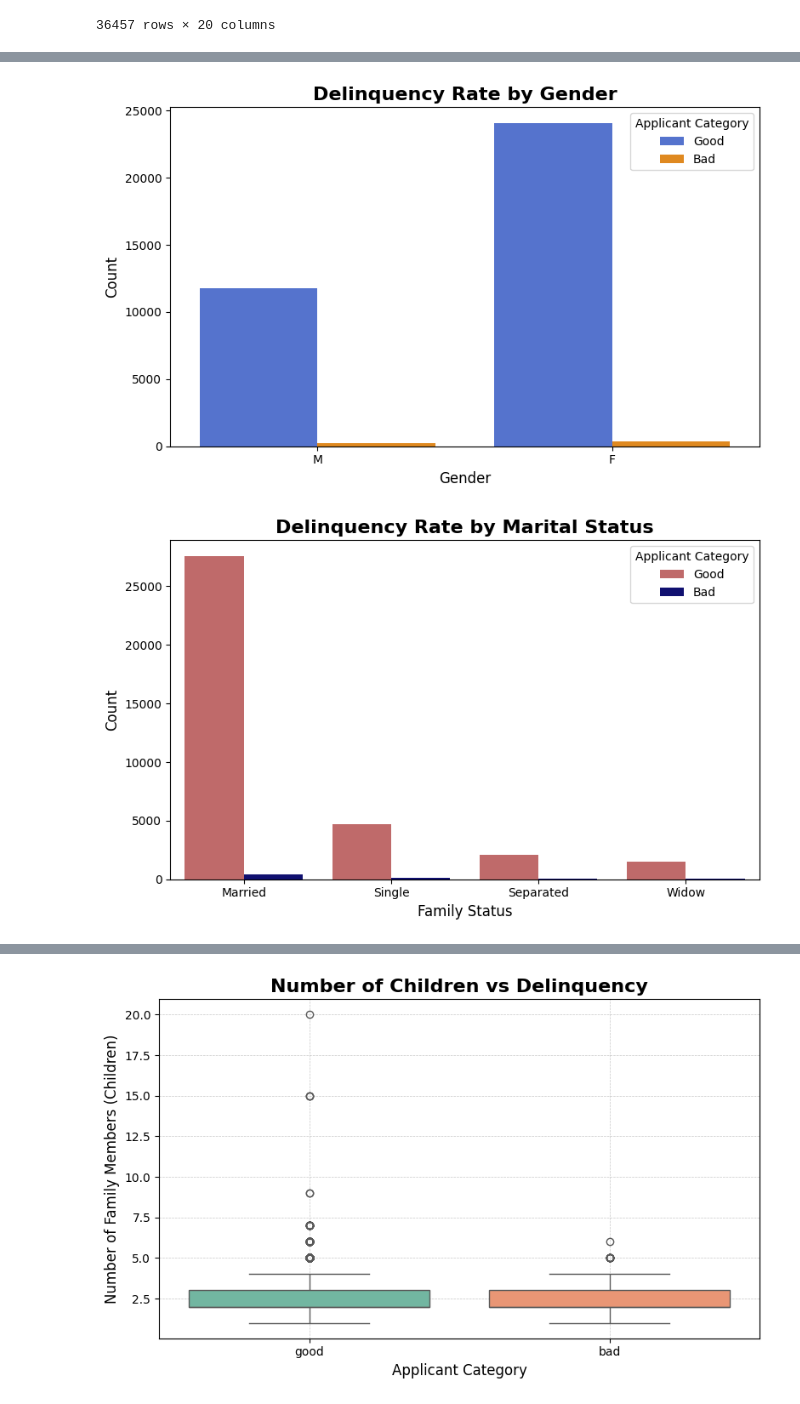
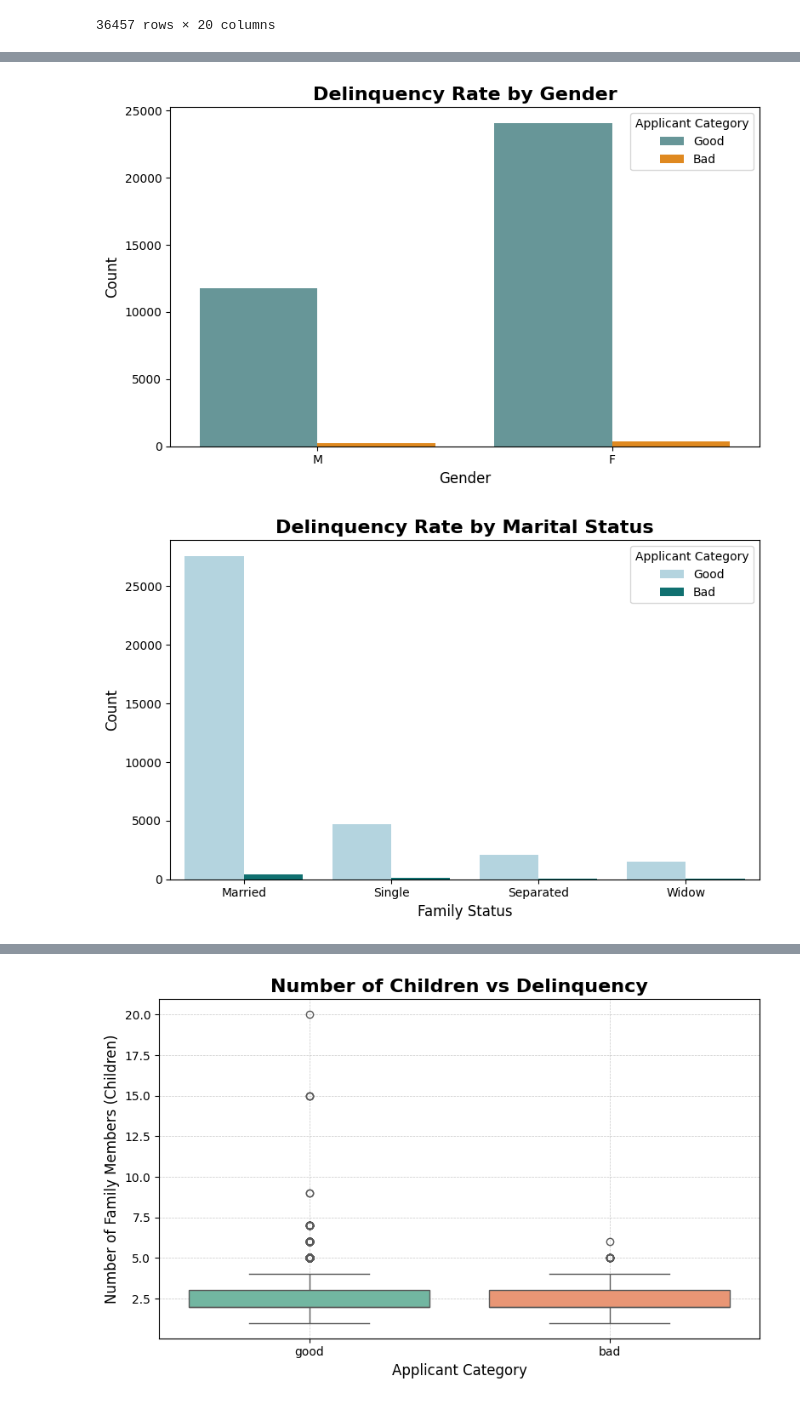
Before and after one commit to fazmila/Project, a Jupyter notebook: Project.ipynb, the cells around one changed output, grey strips where cells are left out. Drawn from its saved outputs; the diff is of its cells as text; code cells hidden in the pictures.

```diff
--- a/Project.ipynb
+++ b/Project.ipynb
@@ -473,27 +492,27 @@ app_record
 # %%
 # Count plot to show the delinquency rate by gender
 plt.figure(figsize=(8, 5))
-sns.countplot(data=app_record, x='GENDER', hue='Applicant_Category', palette={'good': 'royalblue', 'bad': 'darkorange'})
+sns.countplot(data=app_record, x='GENDER', hue='Applicant_Category', palette={'good': 'cadetblue', 'bad': 'darkorange'})
 
 # Set title and labels
 plt.title('Delinquency Rate by Gender', fontsize=16, fontweight='bold')
 plt.xlabel('Gender', fontsize=12)
 plt.ylabel('Count', fontsize=12)
 
 # Adjust legend
 plt.legend(title='Applicant Category', loc='upper right', labels=['Good', 'Bad'])
 
 # Adjust layout for better spacing
 plt.tight_layout()
 
 # Show the plot
 plt.show()
 # %% [output]
-[figure, old version]
+[figure, new version]
 # %%
 # Count plot to show delinquency rate by marital status
 plt.figure(figsize=(8, 5))
-sns.countplot(data=app_record, x='FAMILY_STATUS', hue='Applicant_Category', palette={'good': 'indianred', 'bad': 'navy'})
+sns.countplot(data=app_record, x='FAMILY_STATUS', hue='Applicant_Category', palette={'good': 'lightblue', 'bad': 'teal'})
 
 # Set title and labels
 plt.title('Delinquency Rate by Marital Status', fontsize=16, fontweight='bold')
@@ -509,4 +528,4 @@ plt.tight_layout()
 # Show the plot
 plt.show()
 # %% [output]
-[figure, old version]
+[figure, new version]
```
Also changed, not shown: parts of 18 cells of this notebook.
